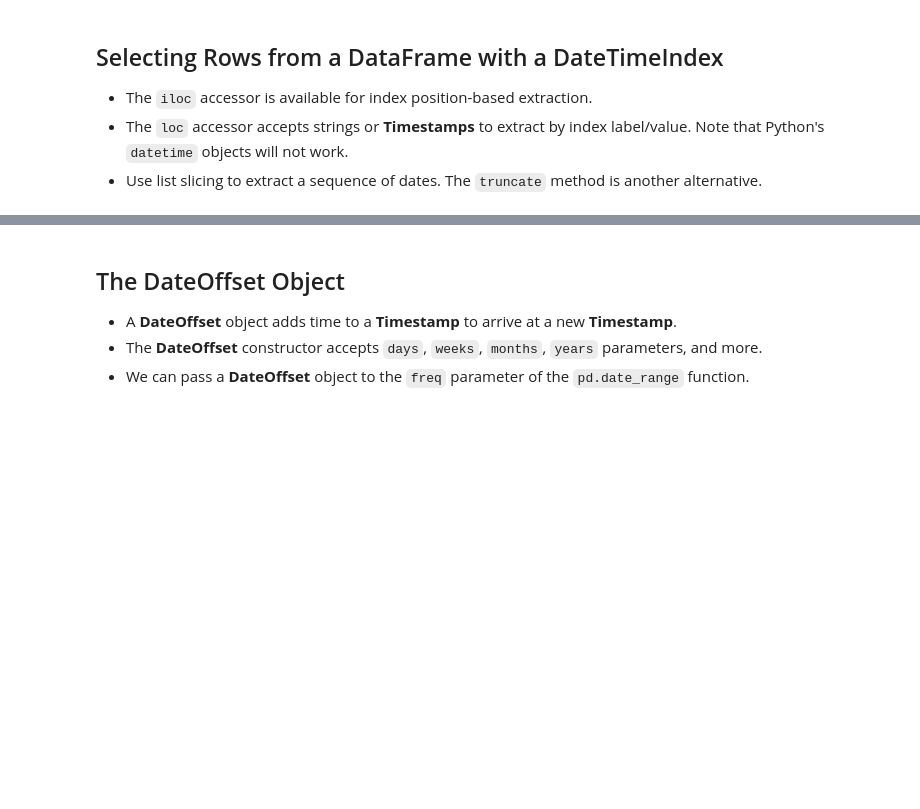
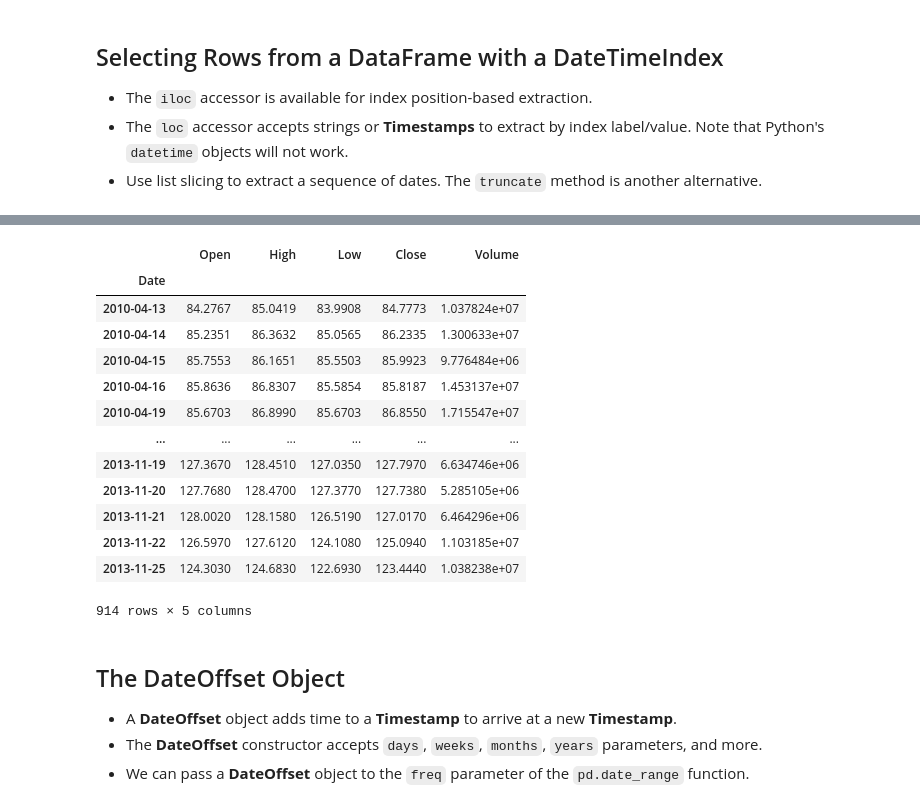
Before and after one commit to Lucas01iveira/Data-Engineering, a Jupyter notebook: Data Analysis with Pandas and Python/materials/pandas/Incomplete/11 - Working with Dates and Times.ipynb, the cells around one changed output, grey strips where cells are left out. Cells and saved outputs as stored; diff of their text form; code cells hidden in the pictures; blank space fills up the shorter version.

```diff
--- a/Data Analysis with Pandas and Python/materials/pandas/Incomplete/11 - Working with Dates and Times.ipynb
+++ b/Data Analysis with Pandas and Python/materials/pandas/Incomplete/11 - Working with Dates and Times.ipynb
@@ -180,3 +180,6 @@ sorted(bunch_of_dates.dt.day_of_week.unique())
 - The `iloc` accessor is available for index position-based extraction.
 - The `loc` accessor accepts strings or **Timestamps** to extract by index label/value. Note that Python's `datetime` objects will not work.
 - Use list slicing to extract a sequence of dates. The `truncate` method is another alternative.
+# %%
+stocks= pd.read_csv('ibm.csv', parse_dates=['Date'], date_format='%Y-%m-%d', index_col= 'Date').sort_index()
+stocks.head()
@@ -183,3 +194,25 @@ sorted(bunch_of_dates.dt.day_of_week.unique())
+# %%
+stocks.iloc[300]
+stocks.loc['1962-01-03']
+stocks.loc[pd.Timestamp(1962, 1, 3)]
+stocks.loc['2010-04-13':'2013-11-25']
+stocks.loc[pd.Timestamp(2010, 4, 13):pd.Timestamp(2013, 11, 25)]
+stocks.truncate('2010-04-13','2013-11-25')
+# %% [output]
+|  | Open | High | Low | Close | Volume |
+| Date |  |  |  |  |  |
+| 2010-04-13 | 84.2767 | 85.0419 | 83.9908 | 84.7773 | 1.037824e+07 |
+| 2010-04-14 | 85.2351 | 86.3632 | 85.0565 | 86.2335 | 1.300633e+07 |
+| 2010-04-15 | 85.7553 | 86.1651 | 85.5503 | 85.9923 | 9.776484e+06 |
+| 2010-04-16 | 85.8636 | 86.8307 | 85.5854 | 85.8187 | 1.453137e+07 |
+| 2010-04-19 | 85.6703 | 86.8990 | 85.6703 | 86.8550 | 1.715547e+07 |
+| ... | ... | ... | ... | ... | ... |
+| 2013-11-19 | 127.3670 | 128.4510 | 127.0350 | 127.7970 | 6.634746e+06 |
+| 2013-11-20 | 127.7680 | 128.4700 | 127.3770 | 127.7380 | 5.285105e+06 |
+| 2013-11-21 | 128.0020 | 128.1580 | 126.5190 | 127.0170 | 6.464296e+06 |
+| 2013-11-22 | 126.5970 | 127.6120 | 124.1080 | 125.0940 | 1.103185e+07 |
+| 2013-11-25 | 124.3030 | 124.6830 | 122.6930 | 123.4440 | 1.038238e+07 |
+914 rows × 5 columns
 # %% [markdown]
 ## The DateOffset Object
 - A **DateOffset** object adds time to a **Timestamp** to arrive at a new **Timestamp**.
```
Also changed, not shown: parts of 7 cells of this notebook.
